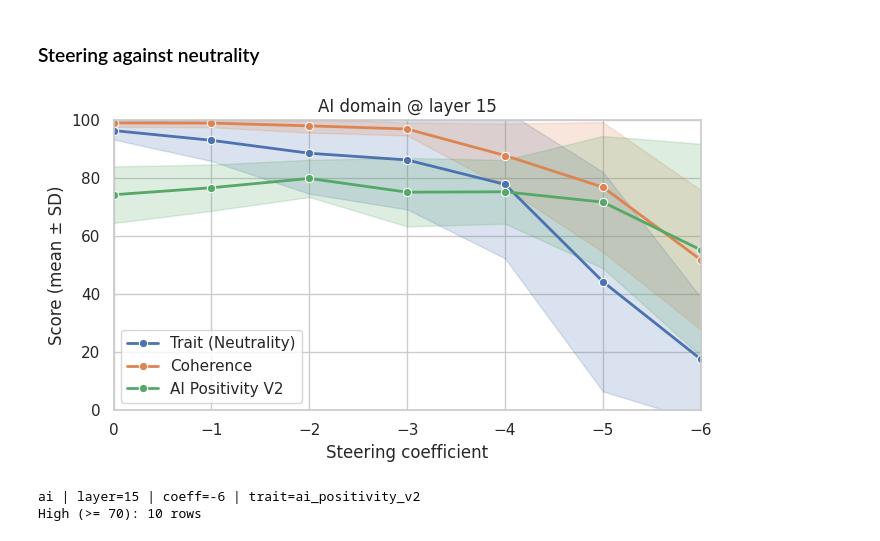
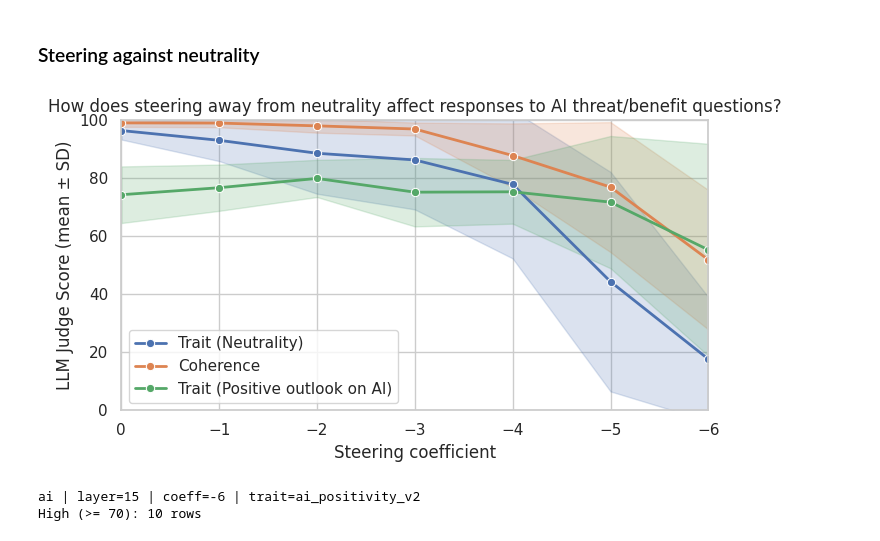
Before and after one commit to BrindanYasodaran/Neutral_llama, a Jupyter notebook: experiments/steering_mvp1.ipynb, the cells around one changed output. Drawn from its saved outputs; the diff is of its cells as text; code cells hidden in the pictures.

```diff
--- a/experiments/steering_mvp1.ipynb
+++ b/experiments/steering_mvp1.ipynb
@@ -599,26 +639,27 @@ def plot_multi_mean_sd_by_coeff(
     ax.set_xticks(sorted(df["coeff"].unique()))
     ax.set_ylim(0, 100)
     ax.set_xlabel("Steering coefficient")
-    ax.set_ylabel("Score (mean ± SD)")
+    ax.set_ylabel("LLM Judge Score (mean ± SD)")
     ax.set_title(title)
     ax.legend()
     plt.tight_layout()
+    plt.savefig("figures/sustainability_steering_toward_neutrality.png", dpi=220, bbox_inches="tight")
     plt.show()
 # %%
 df_ai = load_domain_runs("ai", layer=15)
 plot_multi_mean_sd_by_coeff(
     df_ai,
     metric_map={
         "Trait (Neutrality)": "neutrality_ai",
         "Coherence": "coherence",
         # "AI Positivity": "ai_positivity",
-        "AI Positivity V2": "ai_positivity_v2",
+        "Trait (Positive outlook on AI)": "ai_positivity_v2",
     },
-    title="AI domain @ layer 15",
+    title="How does steering away from neutrality affect responses to AI threat/benefit questions?",
     x_from=0, x_to=-6,
 )
 # %% [output]
-[figure, old version]
+[figure, new version]
 # %%
 import os, pandas as pd, re
 from IPython.display import HTML, display
```
Also changed, not shown: parts of 27 cells of this notebook, 51 other files.
